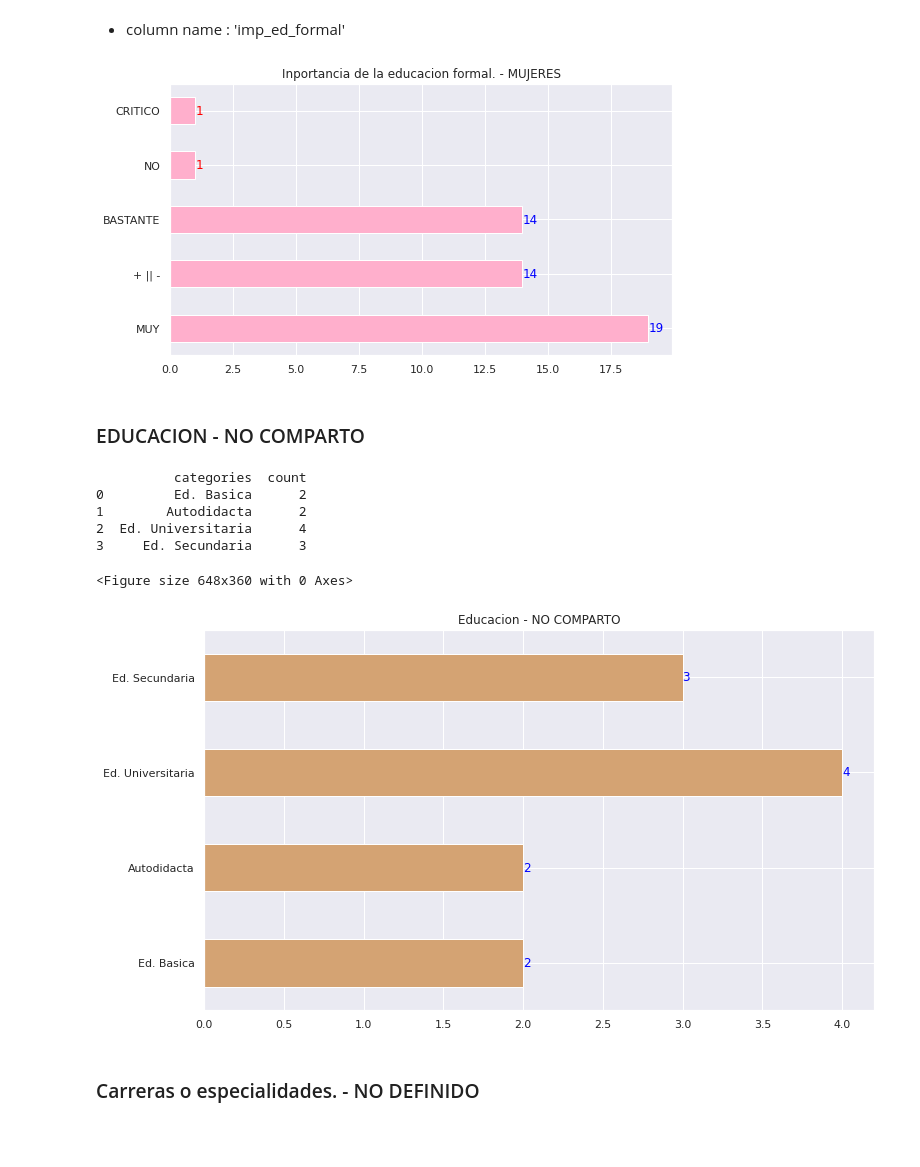
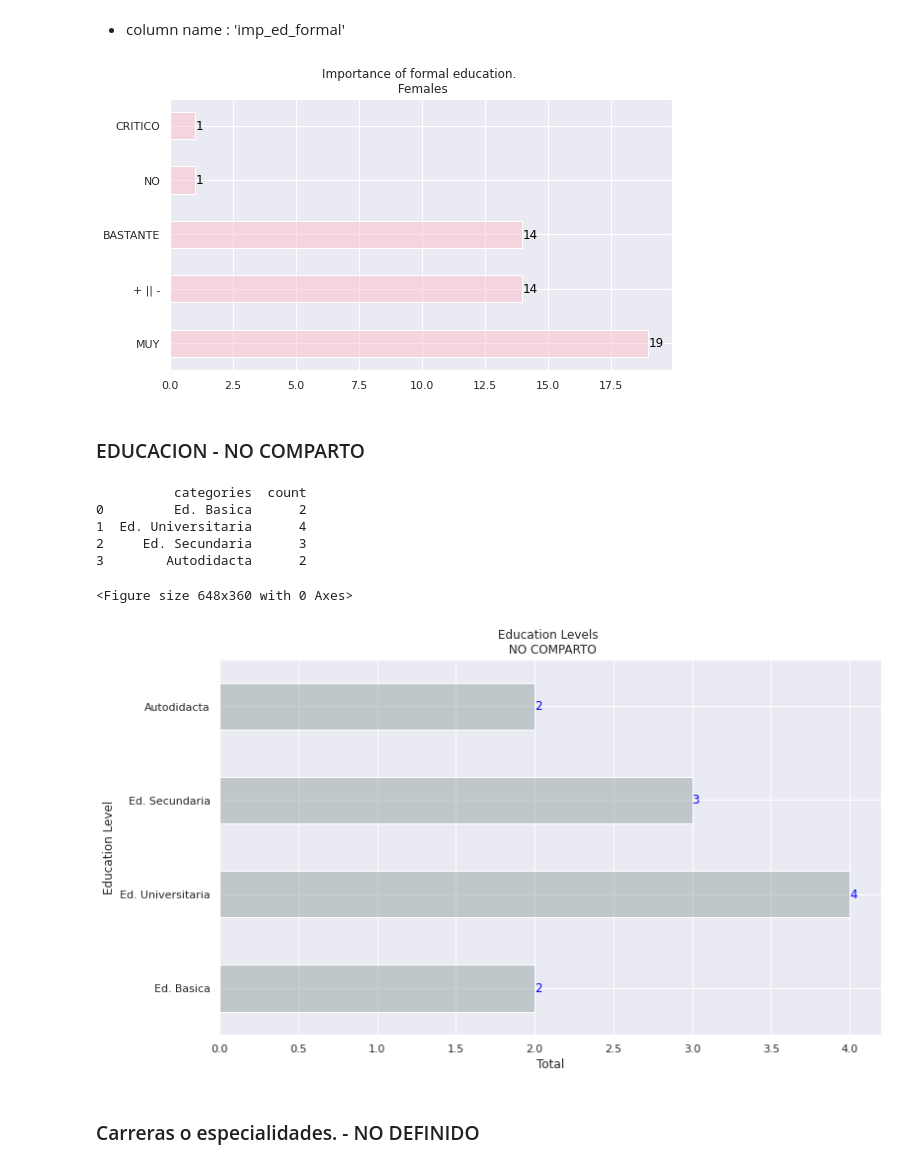
Before and after one commit to TorrezMN/Data_Science, a Jupyter notebook: Enc_Devs_Py/Notebooks/Education.ipynb, the cells around one changed output. Saved outputs shown, nothing was run; the diff lists cells and outputs as text; code cells hidden in the pictures; blank space fills up the shorter version.

```diff
--- a/Enc_Devs_Py/Notebooks/Education.ipynb
+++ b/Enc_Devs_Py/Notebooks/Education.ipynb
@@ -330,25 +345,16 @@ df["imp_ed_formal"].isna().sum()
 fig = plt.figure(figsize=(9, 30))
 ax1 = plt.subplot(111)
 # Plot
-import_df = (
-    df["imp_ed_formal"]
-    .value_counts(normalize=True)
-    .plot(
+import_df = df["imp_ed_formal"].value_counts(normalize=True)
+import_plot = import_df.plot(
         kind="pie",
-        title="Importancia de la educacion formal. - HOMBRES",
+        title="Importance of formal education. \n Male",
         autopct="%1.1f%%",
         ylabel="",
         xlabel="",
-        explode=[
-            random.uniform(0.03, 0.05) for i in get_column_uniques(df, "imp_ed_formal")
-        ],
+        explode=explode_pie(import_df.size),
     )
-)
-# Plot annotations.
-for k, v in enumerate(df["imp_ed_formal"].value_counts().values):
-    if v < 10:
-        import_df.annotate(v, (v, k), va="center", color="red")
-    else:
-        import_df.annotate(v, (v, k), va="center", color="black")
+
+
 plt.show()
 # %% [output]
@@ -381,18 +387,21 @@ fig = plt.figure(figsize=(9, 5))
 ed_mujeres_df = make_df(gen.get_group("MUJER"), "educacion", "categories", "count")
 ed_mujeres_plot = ed_mujeres_df.plot(
     kind="barh",
-    title="Level of Education - MUJERES",
-    ylabel="Education Level",
+    title="Level of Education - Female",
     legend=False,
+    color=get_color('Female','light'),
 )
 
 print(ed_mujeres_df)
 ed_mujeres_plot.set_yticklabels([v for k, v in enumerate(ed_mujeres_df["categories"])])
 
+ed_mujeres_plot.set_xlabel("Total")
+ed_mujeres_plot.set_ylabel("Education Level")
+
 
 for k, v in enumerate([i for i in ed_mujeres_df["count"]]):
     if v < 10:
-        ed_mujeres_plot.annotate(v, (v, k), va="center", color="red")
+        ed_mujeres_plot.annotate(v, (v, k), va="center", color="black")
     else:
         ed_mujeres_plot.annotate(v, (v, k), va="center", color="black")
 
@@ -422,6 +431,7 @@ carr_mujeres_plot = carr_mujeres_df.plot(
     xlabel="Total count",
     title="Carreras o especialidades. - MUJERES",
     legend=False,
+    color=get_color('Female','light')
 )
 
 print(carr_mujeres_df)
@@ -430,10 +440,7 @@ carr_mujeres_plot.set_yticklabels(
 )
 
 for k, v in enumerate([i for i in carr_mujeres_df["count"]]):
-    if v < 10:
-        carr_mujeres_plot.annotate(v, (v, k), va="center", color="red")
-    else:
-        carr_mujeres_plot.annotate(v, (v, k), va="center", color="blue")
+    carr_mujeres_plot.annotate(v, (v, k), va="center", color="black")
 
 plt.show()
 # %% [output]
@@ -452,25 +459,22 @@ plt.show()
 # %%
 fig = plt.figure(figsize=(9, 5))
 
 muj_import_df = (
     gen.get_group("MUJER")["imp_ed_formal"]
     .value_counts()
     .plot(
         kind="barh",
-        title="Inportancia de la educacion formal. - MUJERES",
-        color=color_mujeres_light,
+        title="Importance of formal education. \n Females",
+        color=get_color('Female','light'),
     )
 )
 
 for k, v in enumerate(gen.get_group("MUJER")["imp_ed_formal"].value_counts().values):
-    if v < 10:
-        muj_import_df.annotate(v, (v, k), va="center", color="red")
-    else:
-        muj_import_df.annotate(v, (v, k), va="center", color="blue")
+    muj_import_df.annotate(v, (v, k), va="center", color="black")
 
 plt.show()
 # %% [output]
-[figure, old version]
+[figure, new version]
 # %% [markdown]
 ### EDUCACION - NO COMPARTO
 # %%
@@ -484,9 +488,12 @@ ed_no_comp_df = make_df(
 )
 
 ed_no_comp_plot = ed_no_comp_df.plot(
-    kind="barh", title="Educacion - NO COMPARTO", color=color_neutro_light, legend=False
+    kind="barh", title="Education Levels \n NO COMPARTO", color=get_color('I do not share.','light'), legend=False
 )
 
+
+ed_no_comp_plot.set_xlabel("Total")
+ed_no_comp_plot.set_ylabel("Education Level")
 
 print(ed_no_comp_df)
 ed_no_comp_plot.set_yticklabels([v for k, v in enumerate(ed_no_comp_df["categories"])])
@@ -499,11 +506,11 @@ plt.show()
 # %% [output]
           categories  count
 0         Ed. Basica      2
-1        Autodidacta      2
-2  Ed. Universitaria      4
-3     Ed. Secundaria      3
+1  Ed. Universitaria      4
+2     Ed. Secundaria      3
+3        Autodidacta      2
 <Figure size 648x360 with 0 Axes>
-[figure, old version]
+[figure, new version]
 # %% [markdown]
 ### Carreras o especialidades. - NO DEFINIDO
 # %%
```
Also changed, not shown: parts of 15 cells of this notebook, 2 other files.
